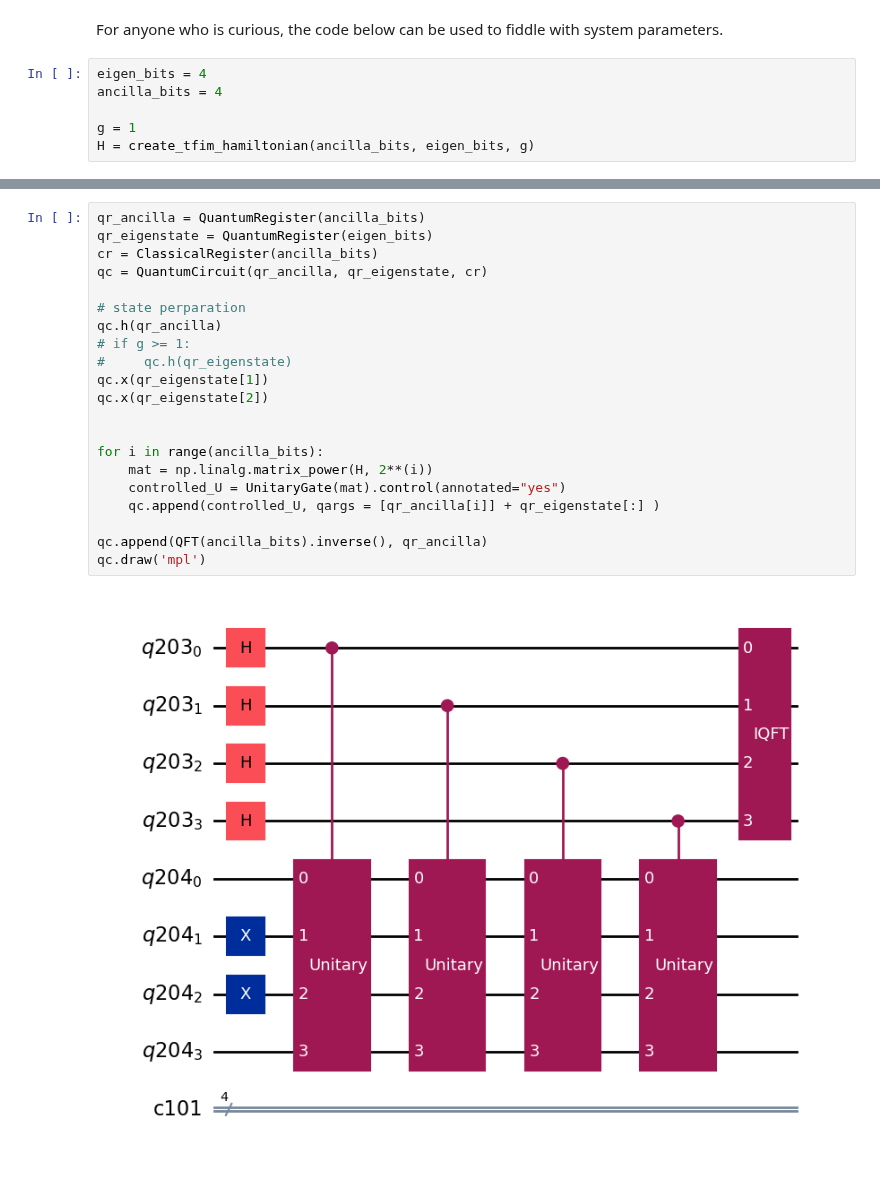
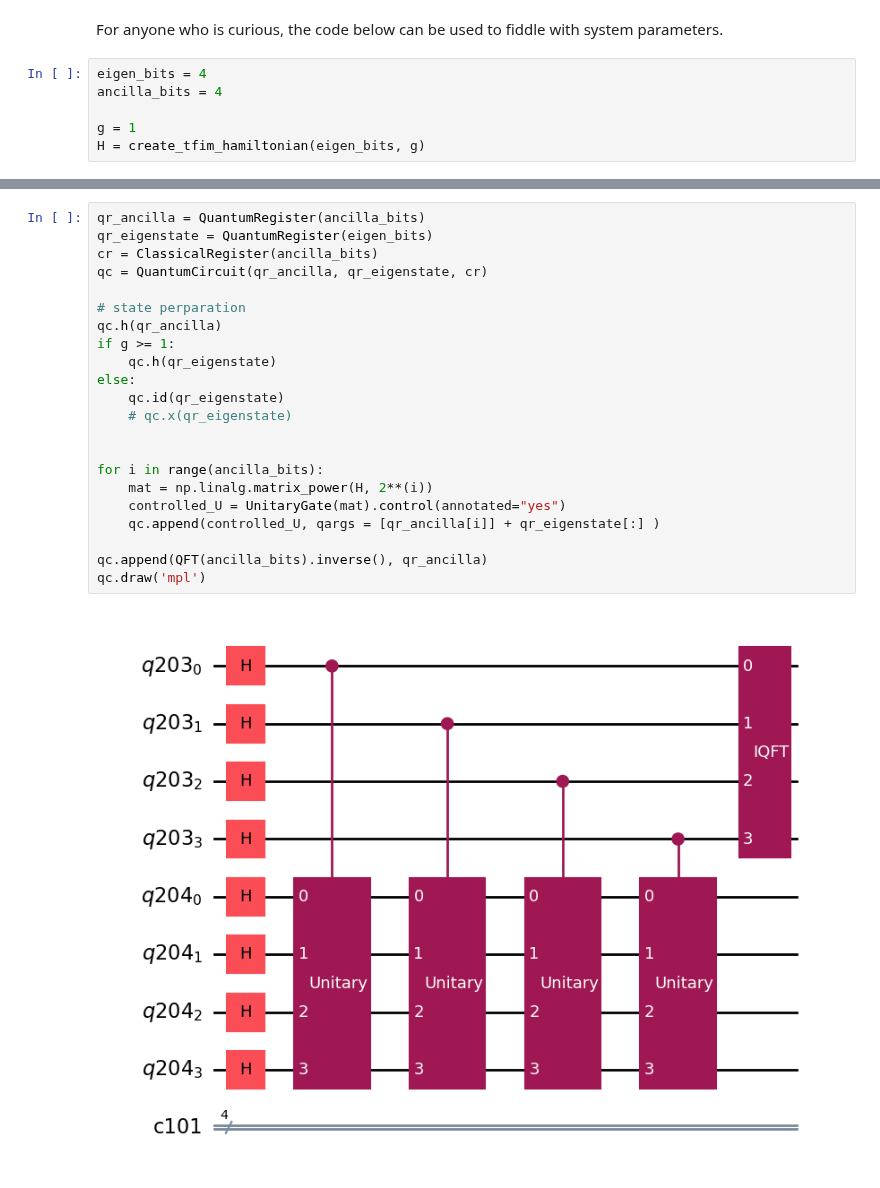
Before and after one commit to Quantum-Linear-Algebra/Intro-to-Quantum-Linear-Algebra, a Jupyter notebook: 7-Transverse_Field_Ising_Model.ipynb, the cells around one changed output, grey strips where cells are left out. Drawn from its saved outputs; the diff is of its cells as text.

Commit message:
updated TFIM notebook and reran QPE v HT

```diff
--- a/7-Transverse_Field_Ising_Model.ipynb
+++ b/7-Transverse_Field_Ising_Model.ipynb
@@ -281,4 +259,4 @@ eigen_bits = 4
 ancilla_bits = 4
 
 g = 1
-H = create_tfim_hamiltonian(ancilla_bits, eigen_bits, g)
+H = create_tfim_hamiltonian(eigen_bits, g)
@@ -301,26 +290,27 @@ ANSATZ:
 # %%
 qr_ancilla = QuantumRegister(ancilla_bits)
 qr_eigenstate = QuantumRegister(eigen_bits)
 cr = ClassicalRegister(ancilla_bits)
 qc = QuantumCircuit(qr_ancilla, qr_eigenstate, cr)
 
 # state perparation
 qc.h(qr_ancilla)
-# if g >= 1:
-#     qc.h(qr_eigenstate)
-qc.x(qr_eigenstate[1])
-qc.x(qr_eigenstate[2])
+if g >= 1:
+    qc.h(qr_eigenstate)
+else:
+    qc.id(qr_eigenstate)
+    # qc.x(qr_eigenstate)
 
 
 for i in range(ancilla_bits):
     mat = np.linalg.matrix_power(H, 2**(i))
     controlled_U = UnitaryGate(mat).control(annotated="yes")
     qc.append(controlled_U, qargs = [qr_ancilla[i]] + qr_eigenstate[:] )
 
 qc.append(QFT(ancilla_bits).inverse(), qr_ancilla)
 qc.draw('mpl')
 # %% [output]
-[figure, old version]
+[figure, new version]
 # %%
 create_graph(eigen_bits, qc, g)
 # %% [output]
```
Also changed, not shown: parts of 10 cells of this notebook, 1 other file.
